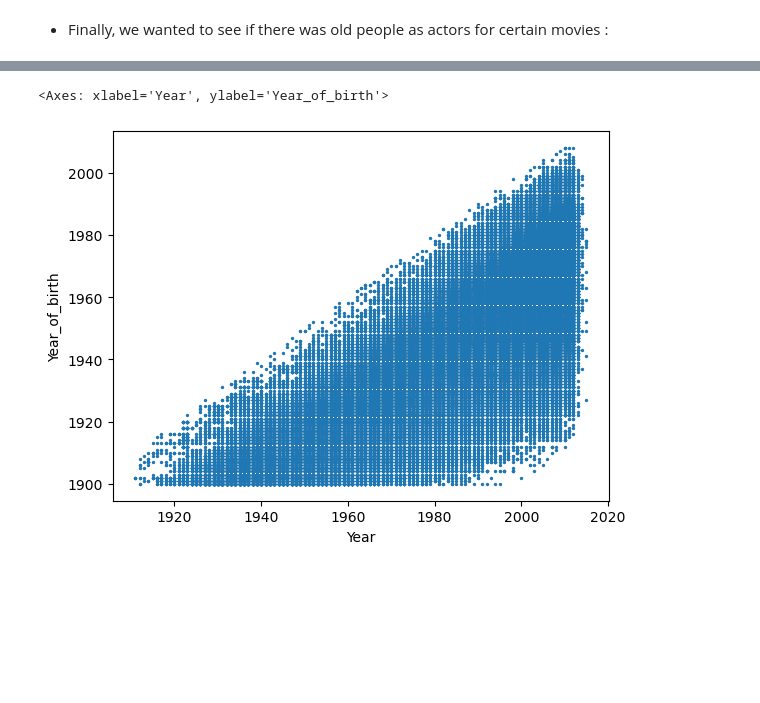
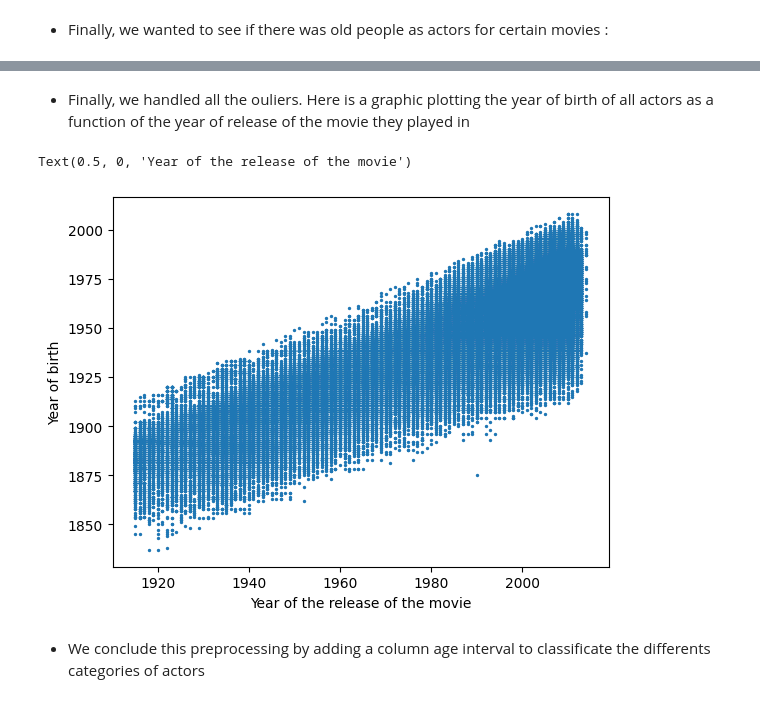
Before and after one commit to epfl-ada/ada-2024-project-melyn, a Jupyter notebook: pipeline/character_dataset_cleaning.ipynb, the cells around one changed output, grey strips where cells are left out. Drawn from its saved outputs; the diff is of its cells as text; code cells hidden in the pictures; blank space fills up the shorter version.

Commit message:
Done Characters metadata preprocessing

```diff
--- a/pipeline/character_dataset_cleaning.ipynb
+++ b/pipeline/character_dataset_cleaning.ipynb
@@ -356,4 +267,0 @@ actorAge
-# %%
-cd_actorYear = cd_actorYear[cd_actorYear['Actor_age_at_movie_release'] >= 0]
-actorAge = cd_actorYear.sort_values(by = 'Actor_age_at_movie_release')
-actorAge
@@ -376,4 +270,4 @@ actorAge
 # %%
-df_filtered = cd_actorYear[cd_actorYear['Year'] - cd_actorYear['Year_of_birth'] < 0]
-df_filtered
+cd_actorYear = cd_actorYear[cd_actorYear['Actor_age_at_movie_release'] > 0]
+cd_actorYear
 # %% [output]
@@ -385,5 +287,3 @@ Hence, we remove those two characters :
-# %%
-cd_actorYear = cd_actorYear[cd_actorYear['Year'] - cd_actorYear['Year_of_birth'] >= 0]
 # %% [markdown]
 - Finally, we wanted to see if there was old people as actors for certain movies :
 # %%
@@ -398,4 +307,13 @@ When we searched online for the names of the two actors, we discovered that Mel
 # %%
-cd_actorYear = cd_actorYear[cd_actorYear['Year'] - cd_actorYear['Year_of_birth'] < 100]
-cd_actorYear
+cd_actorYear.loc[92507:92514,'Year'] = 1911
+cd_actorYear = cd_actorYear.query('Year != 1911')
+
+cd_actorYear.loc[118486,'Actor_date_of_birth'] = '1939-11-04'
+cd_actorYear.loc[118486,'Year_of_birth'] = 1939
+cd_actorYear.loc[118486,'Actor_age_at_movie_release'] = 65
+
+cd_actorYear = cd_actorYear.drop(245196)
+
+test = cd_actorYear[cd_actorYear['Actor_age_at_movie_release'] >= 100]
+test
 # %% [output]
@@ -415,5 +323,11 @@ cd_actorYear
+# %% [markdown]
+- Finally, we handled all the ouliers. Here is a graphic plotting the year of birth of all actors as a function of the year of release of the movie they played in
 # %%
-cd_actorYear.plot.scatter(x = 'Year', y = 'Year_of_birth', s = 2)
+ax = cd_actorYear.plot.scatter(x = 'Year', y = 'Year_of_birth', s = 2)
+ax.set_ylabel('Year of birth')
+ax.set_xlabel('Year of the release of the movie')
 # %% [output]
-<Axes: xlabel='Year', ylabel='Year_of_birth'>
+Text(0.5, 0, 'Year of the release of the movie')
-[figure, old version]
+[figure, new version]
+# %% [markdown]
+- We conclude this preprocessing by adding a column age interval to classificate the differents categories of actors
```
Also changed, not shown: parts of 58 cells of this notebook, 2 other files.
